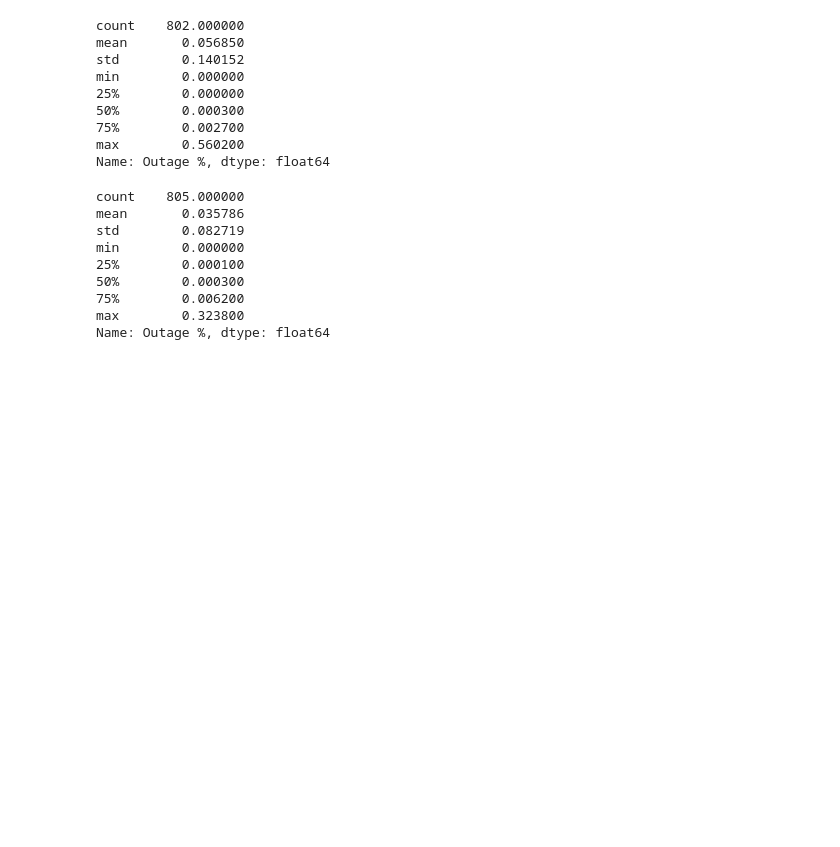
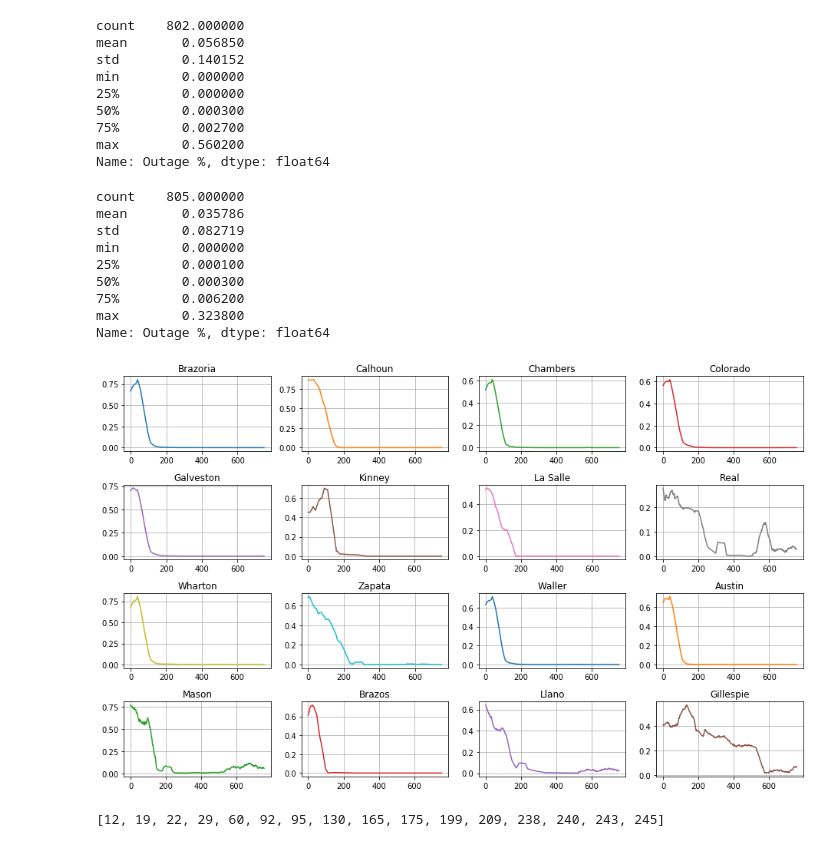
Before and after one commit to Natemen96/ECEMasterProject, a Jupyter notebook: notebooks/Texas_Blackout.ipynb, the cells around one changed output. Saved outputs shown, nothing was run; the diff lists cells and outputs as text; code cells hidden in the pictures; blank space fills up the shorter version.

```diff
--- a/notebooks/Texas_Blackout.ipynb
+++ b/notebooks/Texas_Blackout.ipynb
@@ -198,3 +203,21 @@ min        0.000000
 75%        0.006200
 max        0.323800
 Name: Outage %, dtype: float64
+# %%
+def moving_avg(x, w = 50):
+    return np.convolve(x,np.ones(w),'valid')/w
+
+plt.figure(figsize=(13, 8))
+for i, j in enumerate(large_outrage_i_list):
+    # avg_house_grid_list.append(get_avg_day(house= i))
+    plt.subplot(4,4,i+1)
+    plt.plot(moving_avg(blackout_data[j]['Outage %']), color = f'C{i}')
+    plt.title(f'{blackout_data[j]["County"][0]}')
+    plt.grid(True)
+plt.tight_layout()
+# %% [output]
+[figure, added]
+# %%
+large_outrage_i_list
+# %% [output]
+[12, 19, 22, 29, 60, 92, 95, 130, 165, 175, 199, 209, 238, 240, 243, 245]
```
Also changed, not shown: parts of 4 cells of this notebook, 18 other files.
